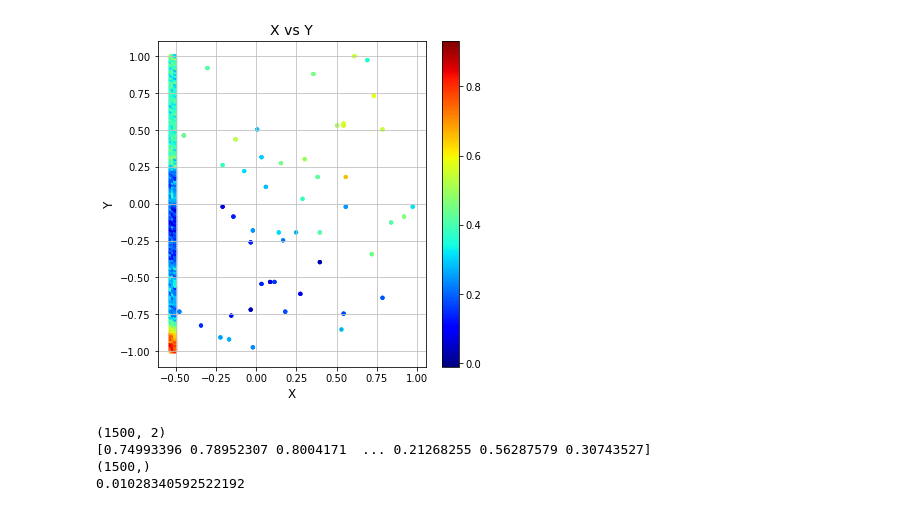
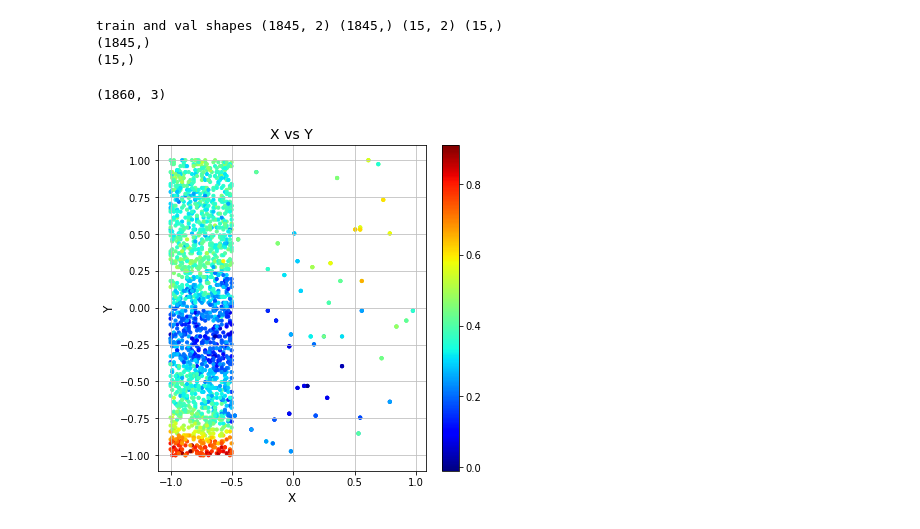
Before and after one commit to hanyao8/PAI-HS20, a Jupyter notebook: project1/explore_hy.ipynb, the cells around one changed output. Drawn from its saved outputs; the diff is of its cells as text; code cells hidden in the pictures.

Commit message:
fix overfit, add whitekernel

```diff
--- a/project1/explore_hy.ipynb
+++ b/project1/explore_hy.ipynb
@@ -160,8 +114,16 @@ df.shape
 # %%
+df = pd.DataFrame(data = df_vals,columns = ['x0','x1','y'])
+print(df.shape)
+
+### Modifiable
 df_left = df[df['x0']<-0.5]
-df_left = df_left[df_left['x0']>-0.54]
+#df_left = df_left[df_left['x0']>-0.54]
+df_left = df_left.sample(frac=0.1,random_state=42)
 
 df_right = df[df['x0']>-0.5]
+###
 
-#df_filtered = df[df['x0']>-0.52]
-#df_filtered = df_filtered[df_filtered['x0']>-0.55]
+
+
+print(df_left.shape)
+print(df_right.shape)
@@ -206,0 +214,11 @@ df_train
+# %%
+print("train and val shapes %s %s %s %s"%(str(np.shape(X_train)),
+                                          str(np.shape(y_train)),
+                                          str(np.shape(X_val)),
+                                          str(np.shape(y_val))))
+print(np.shape(y_train_pred))
+print(np.shape(y_val_pred))
+# %% [output]
+train and val shapes (1845, 2) (1845,) (15, 2) (15,)
+(1845,)
+(15,)
@@ -207,4 +227,29 @@ df_train
+# %%
+df_left_right = pd.concat([df_left,df_right])
+print(df_left_right.shape)
+
+fig = plt.figure(figsize=(6,6))
+ax = fig.add_subplot(111)
+ax.set_title("X vs Y",fontsize=14)
+ax.set_xlabel("X",fontsize=12)
+ax.set_ylabel("Y",fontsize=12)
+ax.grid(True,linestyle='-',color='0.75')
+
+# scatter with colormap mapping to z value
+points = ax.scatter(df_left_right['x0'].values,
+                    df_left_right['x1'].values,
+                    s=10,
+                    c=df_left_right['y'].values,
+                    marker = 'o', cmap = cm.jet );
+fig.colorbar(points)
+plt.show()
+# %% [output]
+(1860, 3)
+[figure, added]
 # %%
+X_test = test_x
+
+
 fig = plt.figure(figsize=(6,6))
 ax = fig.add_subplot(111)
 ax.set_title("X vs Y",fontsize=14)
@@ -213,13 +258,10 @@ ax.set_ylabel("Y",fontsize=12)
 ax.grid(True,linestyle='-',color='0.75')
 
 # scatter with colormap mapping to z value
-points = ax.scatter(X[:,0],
-                    X[:,1],
+points = ax.scatter(X_test[:,0],
+                    X_test[:,1],
                     s=10,
-                    c=y,
+                    c=y_test,
                     marker = 'o', cmap = cm.jet );
 fig.colorbar(points)
-
 plt.show()
-# %% [output]
-[figure, removed]
@@ -230,20 +267,0 @@ from sklearn.gaussian_process.kernels import RBF
-# %%
-#no validation
-
-#kernel = DotProduct() + WhiteKernel()#
-kernel = RBF()
-
-gpr = GaussianProcessRegressor(kernel=kernel,random_state=0).fit(X, y)
-
-print(np.shape(X))
-
-gpr.score(X,y)
-y_pred = gpr.predict(X)
-print(y_pred)
-print(np.shape(y_pred))
-print(cost_function(y,y_pred))
-# %% [output]
-(1500, 2)
-[0.74993396 0.78952307 0.8004171  ... 0.21268255 0.56287579 0.30743527]
-(1500,)
-0.01028340592522192
```
Also changed, not shown: parts of 20 cells of this notebook.
